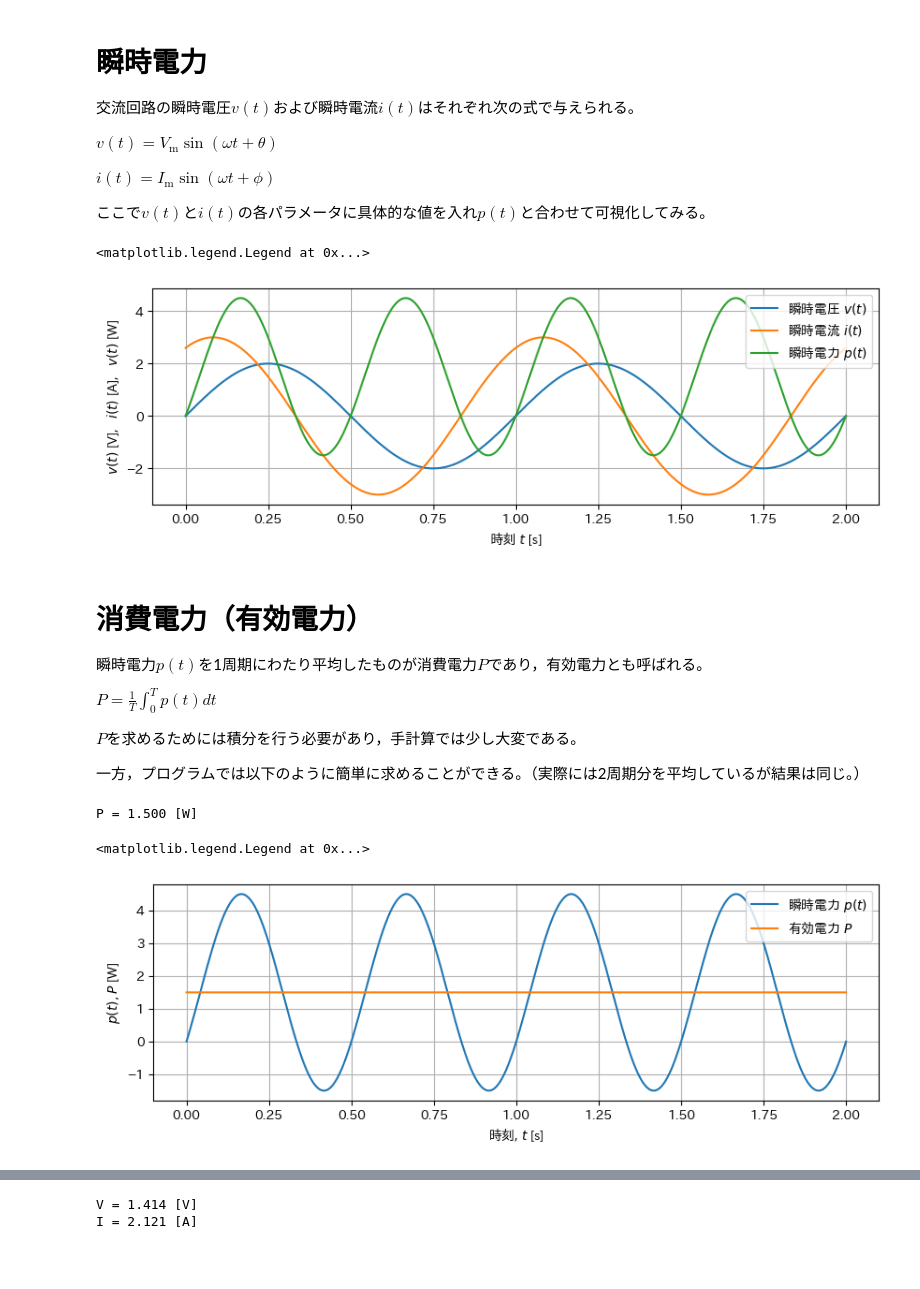
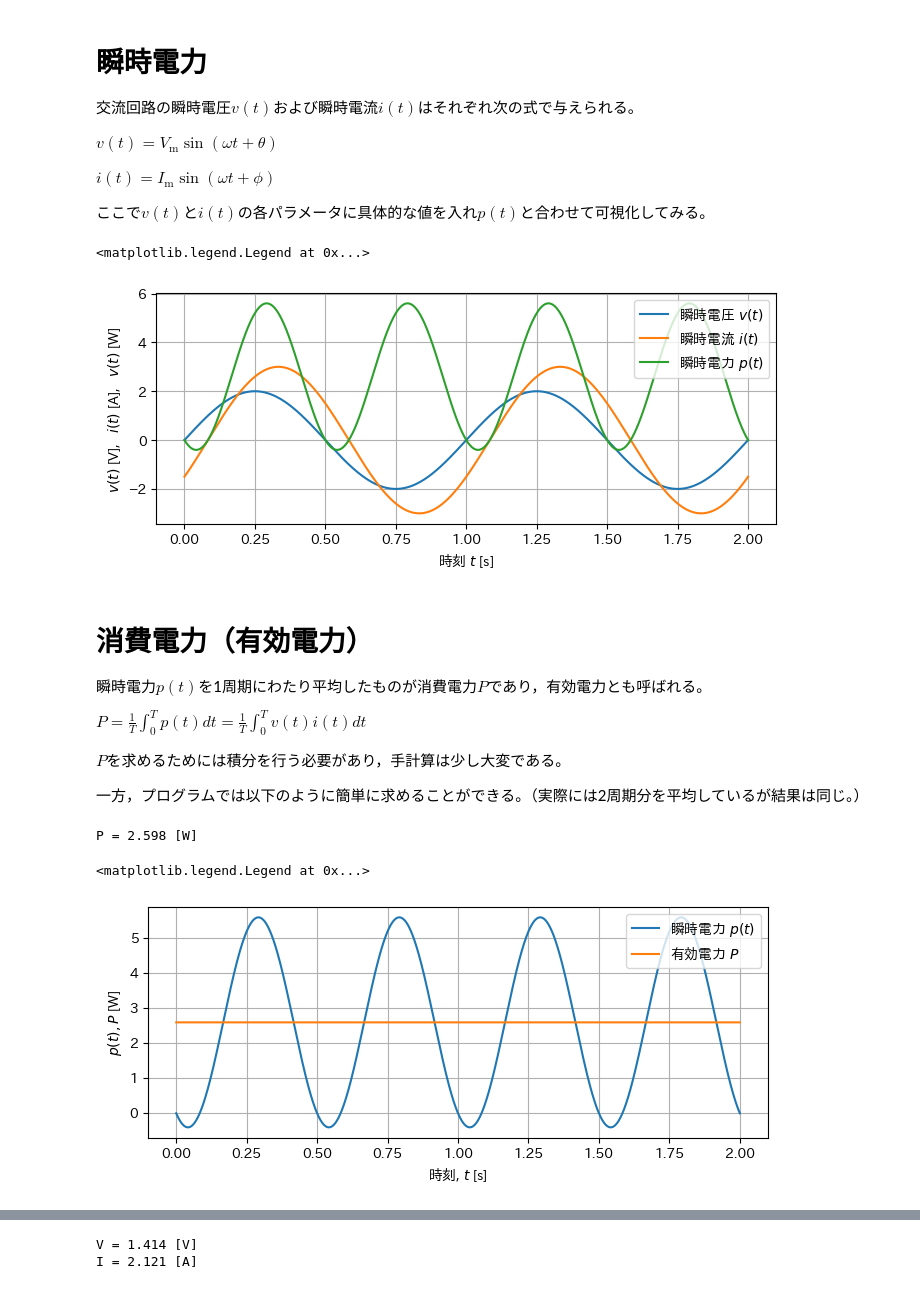
Before and after one commit to naoya1110/electrical_circuit_lecture_materials, a Jupyter notebook: 8章_交流の電力.ipynb, the cells around one changed output, grey strips where cells are left out. Cells and saved outputs as stored; diff of their text form; code cells hidden in the pictures; blank space fills up the shorter version.

```diff
--- a/8章_交流の電力.ipynb
+++ b/8章_交流の電力.ipynb
@@ -30,42 +30,42 @@ vt = Vm*np.sin(omega*t + theta)    # 瞬時電圧 [V]
 # %%
 ## 電流
 Im = 3    # 電流の振幅 [A]
-phi = np.pi/3    # 電流の初期位相 [rad]
+phi = -np.pi/6    # 電流の初期位相 [rad]
 it = Im*np.sin(omega*t + phi)    # 瞬時電流 [A]
 # %%
 ## 電力
 pt = vt*it
 # %%
-plt.figure(figsize=(10, 3))
+plt.figure(figsize=(8, 3))
 
 plt.plot(t, vt, label="瞬時電圧 $v(t)$")
 plt.plot(t, it, label="瞬時電流 $i(t)$")
 plt.plot(t, pt, label="瞬時電力 $p(t)$")
 
 plt.xlabel("時刻 $t$ [s]")
 plt.ylabel("$v(t)$ [V],   $i(t)$ [A],   $v(t)$ [W] ")
 plt.grid()
 plt.legend(loc=1)
 # %% [output]
 <matplotlib.legend.Legend at 0x...>
-[figure, old version]
+[figure, new version]
 # %% [markdown]
 # 消費電力（有効電力）
 
 瞬時電力$p(t)$を1周期にわたり平均したものが消費電力$P$であり，有効電力とも呼ばれる。
 
-$\displaystyle P = \frac{1}{T}\int_0^T p(t)dt$
+$\displaystyle P = \frac{1}{T}\int_0^T p(t)dt = \frac{1}{T}\int_0^T v(t)i(t)dt$
 
-$P$を求めるためには積分を行う必要があり，手計算では少し大変である。
+$P$を求めるためには積分を行う必要があり，手計算は少し大変である。
 
 一方，プログラムでは以下のように簡単に求めることができる。（実際には2周期分を平均しているが結果は同じ。）
 # %%
 P = np.mean(pt)
 print(f"P = {P:.3f} [W]")
 # %% [output]
-P = 1.500 [W]
+P = 2.598 [W]
 # %%
-plt.figure(figsize=(10, 3))
+plt.figure(figsize=(8, 3))
 
 plt.plot(t, pt, label="瞬時電力 $p(t)$")
 plt.plot(t, P*np.ones(t.shape[0]), label="有効電力 $P$")
@@ -76,5 +76,5 @@ plt.grid()
 plt.legend(loc=1)
 # %% [output]
 <matplotlib.legend.Legend at 0x...>
-[figure, old version]
+[figure, new version]
 # %% [markdown]
```
Also changed, not shown: parts of 3 cells of this notebook.
